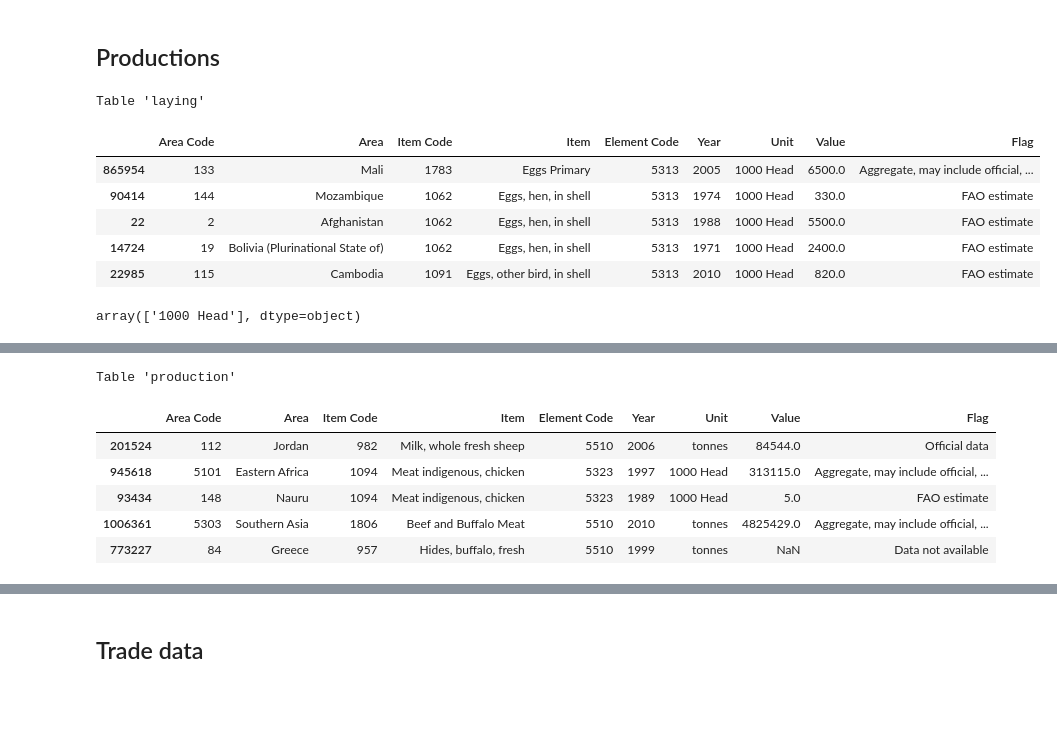
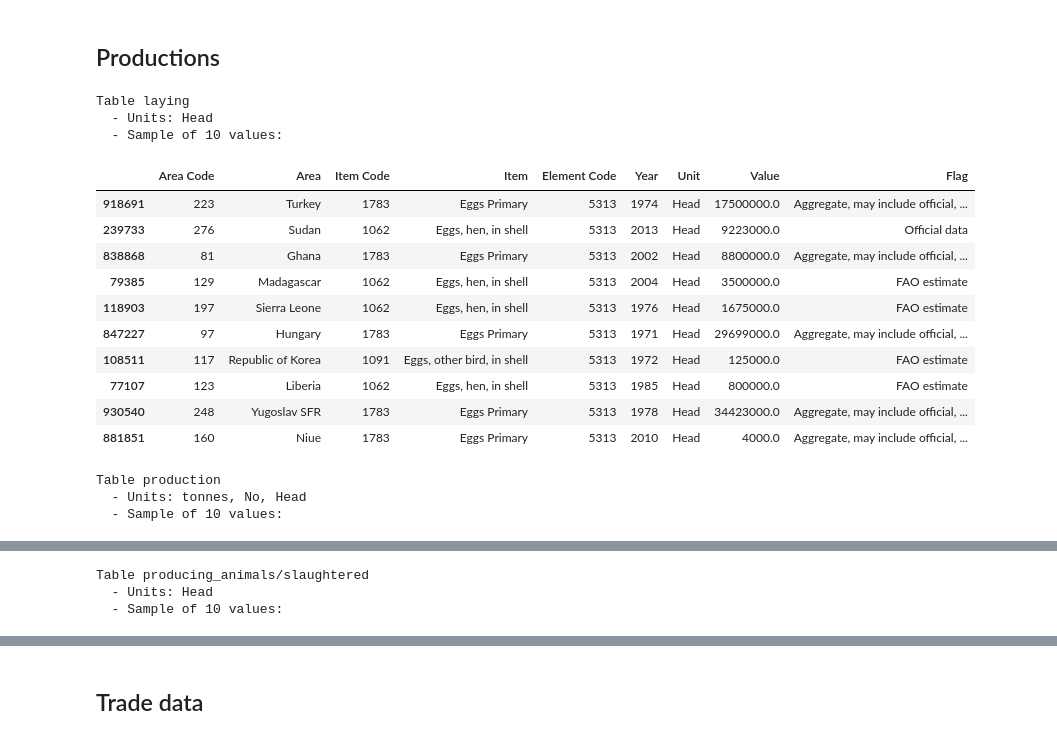
Before and after one commit to OthmanSefraoui/Data_story, a Jupyter notebook: milestone_2.ipynb, the cells around one changed output, grey strips where cells are left out. Drawn from its saved outputs; the diff is of its cells as text; code cells hidden in the pictures; blank space fills up the shorter version.

```diff
--- a/milestone_2.ipynb
+++ b/milestone_2.ipynb
@@ -22,3 +40,7 @@ df_flags = pd.read_csv(
+# %%
+df_area_groups = pd.read_csv(
+    DATA / "definitions_and_standards/country_group.csv"
+)
 # %% [markdown]
 # Load datas
 # %% [markdown]
@@ -156,0 +193,6 @@ Table production
+# %%
+df = dfs_env_em_intensity.production
+df_before = df[ df["Year"] == 1991]
+df_after = df[ df["Year"] == 1992]
+
+set(df_after["Area"].unique()) - set(df_before["Area"].unique())
@@ -159,34 +224,74 @@ Table production
 # %%
 # Load, remove duplicate column "year code"
 df_prod_animals = pd.read_csv(
     DATA / "global-food-agriculture-statistics/raw_files/Production_LivestockPrimary_E_All_Data_(Normalized).csv",
     encoding="latin1"
 ).drop(columns="Year Code")
 
 # Join the flag column with the standard meaning
 df_prod_animals = join_flags(
     df_prod_animals,
     DATA / "global-food-agriculture-statistics/raw_files/Production_LivestockPrimary_E_All_Data_(Normalized).csv",
     df_flags
 )
 
+#remove aggregated data
+df_prod_animals = remove_country_group(df_prod_animals, df_area_groups)
+
+# Harmonise units
+## 1000 Head -> Head
+unit_filter = df_prod_animals["Unit"] == "1000 Head"
+df_prod_animals.loc[unit_filter, "Value"] = df_prod_animals[unit_filter]["Value"].multiply(1000)
+df_prod_animals.loc[unit_filter, "Unit"] = "Head"
+
+## 1000 No -> No
+unit_filter = df_prod_animals["Unit"] == "1000 No"
+df_prod_animals.loc[unit_filter, "Value"] = df_prod_animals[unit_filter]["Value"].multiply(1000)
+df_prod_animals.loc[unit_filter, "Unit"] = "No"
+
+## 100mg/An 0.1g/An -> g/An
+unit_filter = df_prod_animals["Unit"].isin(["100mg/An", "0.1g/An"])
+df_prod_animals.loc[unit_filter, "Value"] = df_prod_animals[unit_filter]["Value"].div(10)
+df_prod_animals.loc[unit_filter, "Unit"] = "g/An"
+
+## hg/An -> kg/An
+unit_filter = df_prod_animals["Unit"] == "hg/An"
+df_prod_animals.loc[unit_filter, "Value"] = df_prod_animals[unit_filter]["Value"].div(10)
+df_prod_animals.loc[unit_filter, "Unit"] = "kg/An"
+
+## hg -> kg
+unit_filter = df_prod_animals["Unit"] == "hg"
+df_prod_animals.loc[unit_filter, "Value"] = df_prod_animals[unit_filter]["Value"].div(10)
+df_prod_animals.loc[unit_filter, "Unit"] = "kg"
+
 # Split according to Element column
 dfs_prod_animals = split_on(
     df_prod_animals,
     "Element",
     rename=to_snakecase
 )
 
+
 for table_name, df in dfs_prod_animals.items():
-    print(f"\n\nTable '{table_name}'")
-    display(df.sample(5))
-    display(df["Unit"].unique())
+    print(f"\n\nTable {table_name}")
+    print(f"  - Units: {', '.join(df['Unit'].unique())}")
+    print("  - Sample of 10 values:")
+    display(df.sample(10))
 # %% [output]
-Table 'laying'
+Table laying
+  - Units: Head
+  - Sample of 10 values:
 |  | Area Code | Area | Item Code | Item | Element Code | Year | Unit | Value | Flag |
-| 865954 | 133 | Mali | 1783 | Eggs Primary | 5313 | 2005 | 1000 Head | 6500.0 | Aggregate, may include official, ... |
-| 90414 | 144 | Mozambique | 1062 | Eggs, hen, in shell | 5313 | 1974 | 1000 Head | 330.0 | FAO estimate |
-| 22 | 2 | Afghanistan | 1062 | Eggs, hen, in shell | 5313 | 1988 | 1000 Head | 5500.0 | FAO estimate |
-| 14724 | 19 | Bolivia (Plurinational State of) | 1062 | Eggs, hen, in shell | 5313 | 1971 | 1000 Head | 2400.0 | FAO estimate |
-| 22985 | 115 | Cambodia | 1091 | Eggs, other bird, in shell | 5313 | 2010 | 1000 Head | 820.0 | FAO estimate |
+| 918691 | 223 | Turkey | 1783 | Eggs Primary | 5313 | 1974 | Head | 17500000.0 | Aggregate, may include official, ... |
+| 239733 | 276 | Sudan | 1062 | Eggs, hen, in shell | 5313 | 2013 | Head | 9223000.0 | Official data |
+| 838868 | 81 | Ghana | 1783 | Eggs Primary | 5313 | 2002 | Head | 8800000.0 | Aggregate, may include official, ... |
+| 79385 | 129 | Madagascar | 1062 | Eggs, hen, in shell | 5313 | 2004 | Head | 3500000.0 | FAO estimate |
+| 118903 | 197 | Sierra Leone | 1062 | Eggs, hen, in shell | 5313 | 1976 | Head | 1675000.0 | FAO estimate |
+| 847227 | 97 | Hungary | 1783 | Eggs Primary | 5313 | 1971 | Head | 29699000.0 | Aggregate, may include official, ... |
+| 108511 | 117 | Republic of Korea | 1091 | Eggs, other bird, in shell | 5313 | 1972 | Head | 125000.0 | FAO estimate |
+| 77107 | 123 | Liberia | 1062 | Eggs, hen, in shell | 5313 | 1985 | Head | 800000.0 | FAO estimate |
+| 930540 | 248 | Yugoslav SFR | 1783 | Eggs Primary | 5313 | 1978 | Head | 34423000.0 | Aggregate, may include official, ... |
+| 881851 | 160 | Niue | 1783 | Eggs Primary | 5313 | 2010 | Head | 4000.0 | Aggregate, may include official, ... |
-array(['1000 Head'], dtype=object)
+Table production
+  - Units: tonnes, No, Head
+  - Sample of 10 values:
@@ -193,7 +309,3 @@ array(['1000 Head'], dtype=object)
-Table 'production'
+Table producing_animals/slaughtered
+  - Units: Head
+  - Sample of 10 values:
-|  | Area Code | Area | Item Code | Item | Element Code | Year | Unit | Value | Flag |
-| 201524 | 112 | Jordan | 982 | Milk, whole fresh sheep | 5510 | 2006 | tonnes | 84544.0 | Official data |
-| 945618 | 5101 | Eastern Africa | 1094 | Meat indigenous, chicken | 5323 | 1997 | 1000 Head | 313115.0 | Aggregate, may include official, ... |
-| 93434 | 148 | Nauru | 1094 | Meat indigenous, chicken | 5323 | 1989 | 1000 Head | 5.0 | FAO estimate |
-| 1006361 | 5303 | Southern Asia | 1806 | Beef and Buffalo Meat | 5510 | 2010 | tonnes | 4825429.0 | Aggregate, may include official, ... |
-| 773227 | 84 | Greece | 957 | Hides, buffalo, fresh | 5510 | 1999 | tonnes | NaN | Data not available |
```
Also changed, not shown: parts of 14 cells of this notebook.
